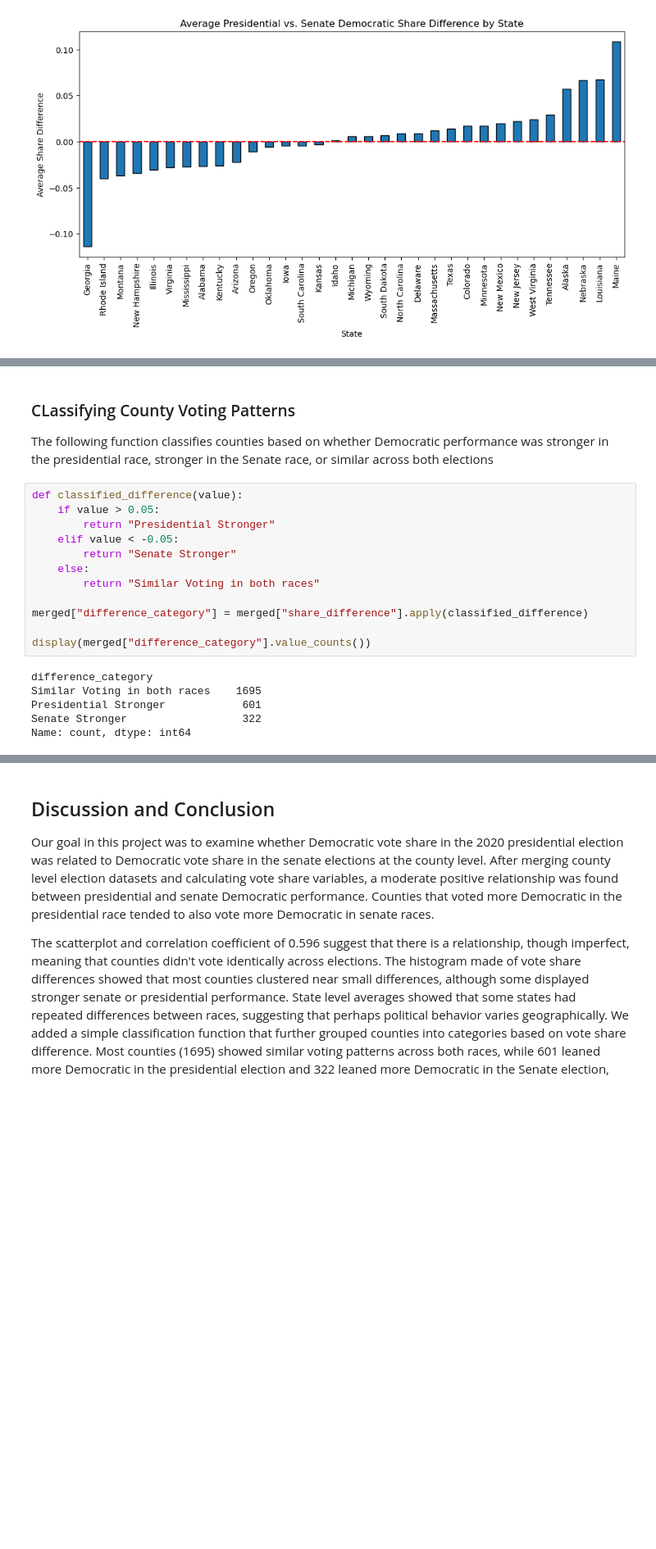
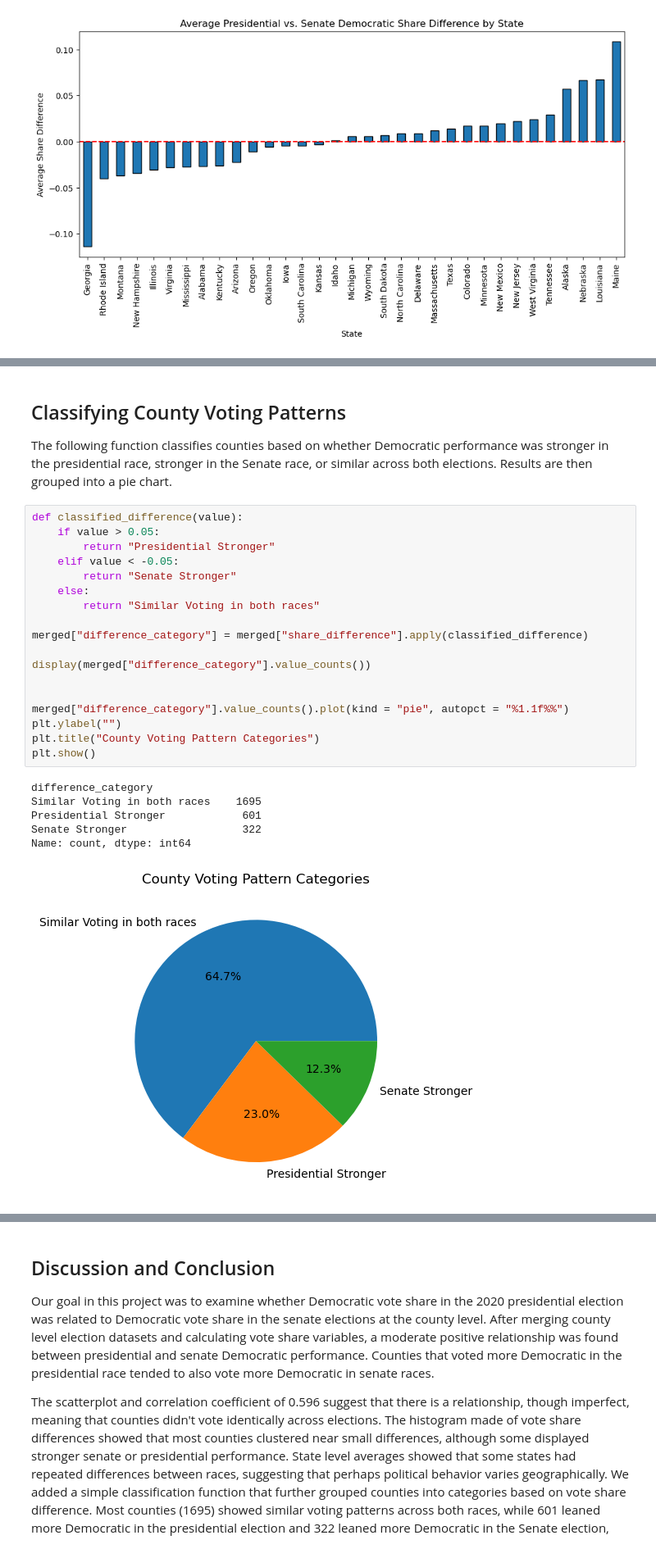
Before and after one commit to lucasanckl66/datasci151spring2026, a Jupyter notebook: _final_project/final.ipynb, the cells around one changed output, grey strips where cells are left out. Shown at 82% size. Saved outputs shown, nothing was run; the diff lists cells and outputs as text; blank space fills up the shorter version.

```diff
--- a/_final_project/final.ipynb
+++ b/_final_project/final.ipynb
@@ -259,22 +269,29 @@ plt.show()
 # %% [markdown]
-### CLassifying County Voting Patterns
+## Classifying County Voting Patterns
 
-The following function classifies counties based on whether Democratic performance was stronger in the presidential race, stronger in the Senate race, or similar across both elections
+The following function classifies counties based on whether Democratic performance was stronger in the presidential race, stronger in the Senate race, or similar across both elections. Results are then grouped into a pie chart.
 # %%
 def classified_difference(value):
     if value > 0.05:
         return "Presidential Stronger"
     elif value < -0.05:
         return "Senate Stronger"
     else:
         return "Similar Voting in both races"
 
 merged["difference_category"] = merged["share_difference"].apply(classified_difference)
 
 display(merged["difference_category"].value_counts())
+
+
+merged["difference_category"].value_counts().plot(kind = "pie", autopct = "%1.1f%%")
+plt.ylabel("")
+plt.title("County Voting Pattern Categories")
+plt.show()
 # %% [output]
 difference_category
 Similar Voting in both races    1695
 Presidential Stronger            601
 Senate Stronger                  322
 Name: count, dtype: int64
+[figure, added]
```
Also changed, not shown: parts of 5 cells of this notebook.
